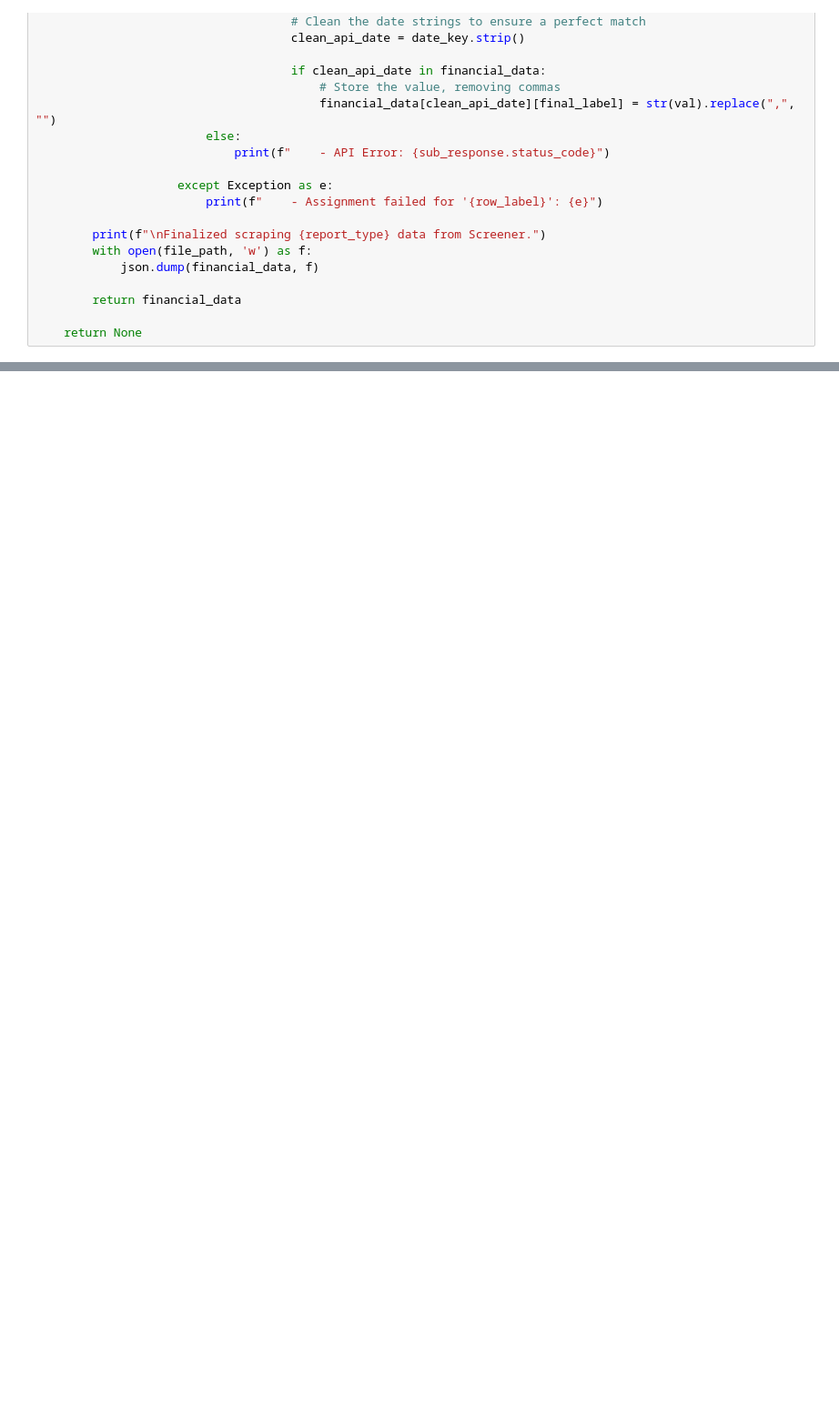
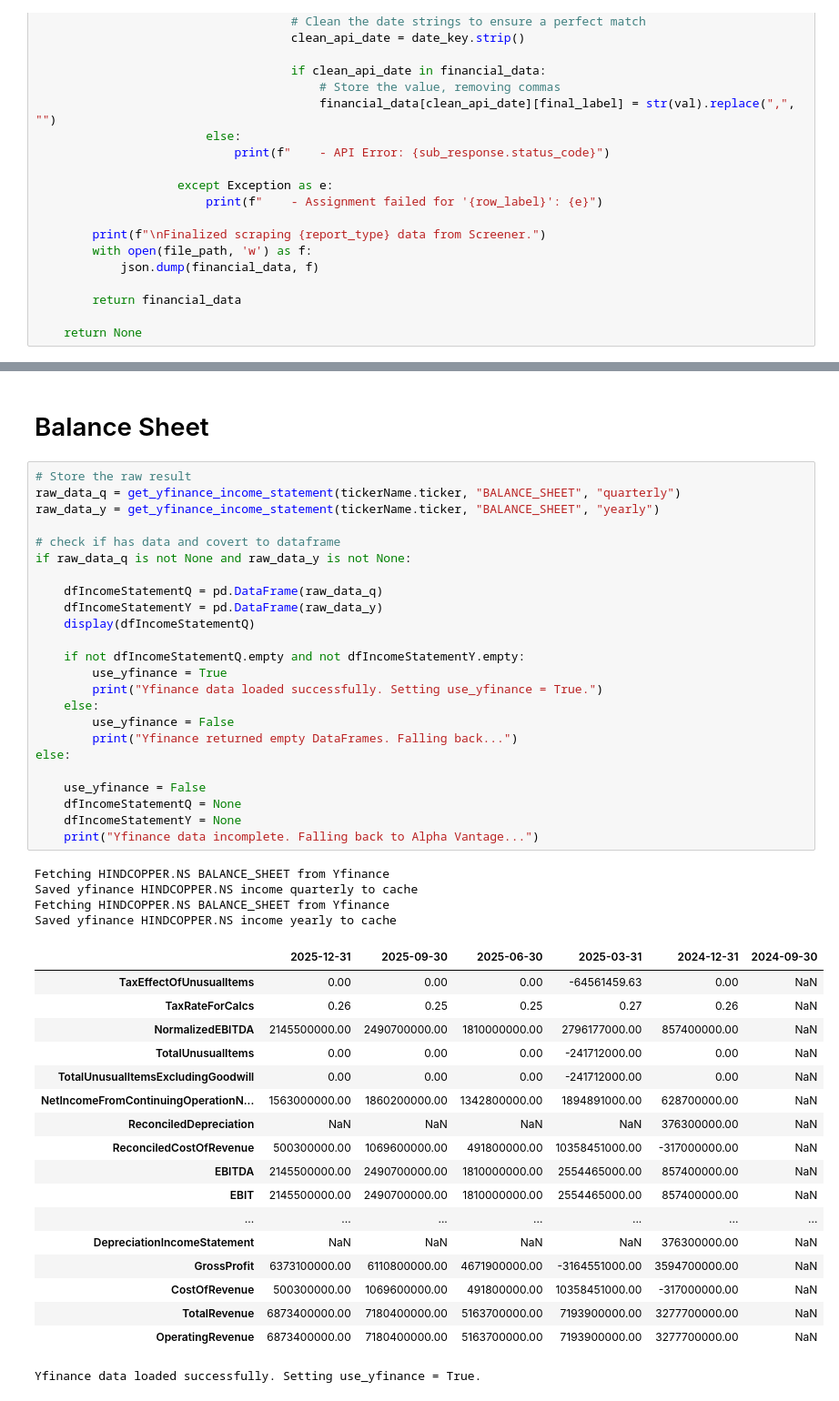
Before and after one commit to ashishmaharana188/financial_ETL_project, a Jupyter notebook: statementScrape.ipynb, the cells around one changed output, grey strips where cells are left out. Shown at 91% size. Drawn from its saved outputs; the diff is of its cells as text; blank space fills up the shorter version.

```diff
--- a/statementScrape.ipynb
+++ b/statementScrape.ipynb
@@ -582,3 +578,52 @@ LINE 1: ...restIncome", "TaxProvision", "NetIncome") VALUES ('Dec 2022'...
+# %% [markdown]
+# Balance Sheet
+# %%
+# Store the raw result
+raw_data_q = get_yfinance_income_statement(tickerName.ticker, "BALANCE_SHEET", "quarterly")
+raw_data_y = get_yfinance_income_statement(tickerName.ticker, "BALANCE_SHEET", "yearly")
+
+# check if has data and covert to dataframe
+if raw_data_q is not None and raw_data_y is not None:
+
+    dfIncomeStatementQ = pd.DataFrame(raw_data_q)
+    dfIncomeStatementY = pd.DataFrame(raw_data_y)
+    display(dfIncomeStatementQ)
+
+    if not dfIncomeStatementQ.empty and not dfIncomeStatementY.empty:
+        use_yfinance = True
+        print("Yfinance data loaded successfully. Setting use_yfinance = True.")
+    else:
+        use_yfinance = False
+        print("Yfinance returned empty DataFrames. Falling back...")
+else:
+
+    use_yfinance = False
+    dfIncomeStatementQ = None
+    dfIncomeStatementY = None
+    print("Yfinance data incomplete. Falling back to Alpha Vantage...")
+# %% [output]
+Fetching HINDCOPPER.NS BALANCE_SHEET from Yfinance
+Saved yfinance HINDCOPPER.NS income quarterly to cache
+Fetching HINDCOPPER.NS BALANCE_SHEET from Yfinance
+Saved yfinance HINDCOPPER.NS income yearly to cache
+|  | 2025-12-31 | 2025-09-30 | 2025-06-30 | 2025-03-31 | 2024-12-31 | 2024-09-30 |
+| TaxEffectOfUnusualItems | 0.00 | 0.00 | 0.00 | -64561459.63 | 0.00 | NaN |
+| TaxRateForCalcs | 0.26 | 0.25 | 0.25 | 0.27 | 0.26 | NaN |
+| NormalizedEBITDA | 2145500000.00 | 2490700000.00 | 1810000000.00 | 2796177000.00 | 857400000.00 | NaN |
+| TotalUnusualItems | 0.00 | 0.00 | 0.00 | -241712000.00 | 0.00 | NaN |
+| TotalUnusualItemsExcludingGoodwill | 0.00 | 0.00 | 0.00 | -241712000.00 | 0.00 | NaN |
+| NetIncomeFromContinuingOperationN... | 1563000000.00 | 1860200000.00 | 1342800000.00 | 1894891000.00 | 628700000.00 | NaN |
+| ReconciledDepreciation | NaN | NaN | NaN | NaN | 376300000.00 | NaN |
+| ReconciledCostOfRevenue | 500300000.00 | 1069600000.00 | 491800000.00 | 10358451000.00 | -317000000.00 | NaN |
+| EBITDA | 2145500000.00 | 2490700000.00 | 1810000000.00 | 2554465000.00 | 857400000.00 | NaN |
+| EBIT | 2145500000.00 | 2490700000.00 | 1810000000.00 | 2554465000.00 | 857400000.00 | NaN |
+| ... | ... | ... | ... | ... | ... | ... |
+| DepreciationIncomeStatement | NaN | NaN | NaN | NaN | 376300000.00 | NaN |
+| GrossProfit | 6373100000.00 | 6110800000.00 | 4671900000.00 | -3164551000.00 | 3594700000.00 | NaN |
+| CostOfRevenue | 500300000.00 | 1069600000.00 | 491800000.00 | 10358451000.00 | -317000000.00 | NaN |
+| TotalRevenue | 6873400000.00 | 7180400000.00 | 5163700000.00 | 7193900000.00 | 3277700000.00 | NaN |
+| OperatingRevenue | 6873400000.00 | 7180400000.00 | 5163700000.00 | 7193900000.00 | 3277700000.00 | NaN |
+Yfinance data loaded successfully. Setting use_yfinance = True.
 # %%
 ittelson_balance_sheet_columns = [
   #Assets
```
Also changed, not shown: parts of 9 cells of this notebook.
